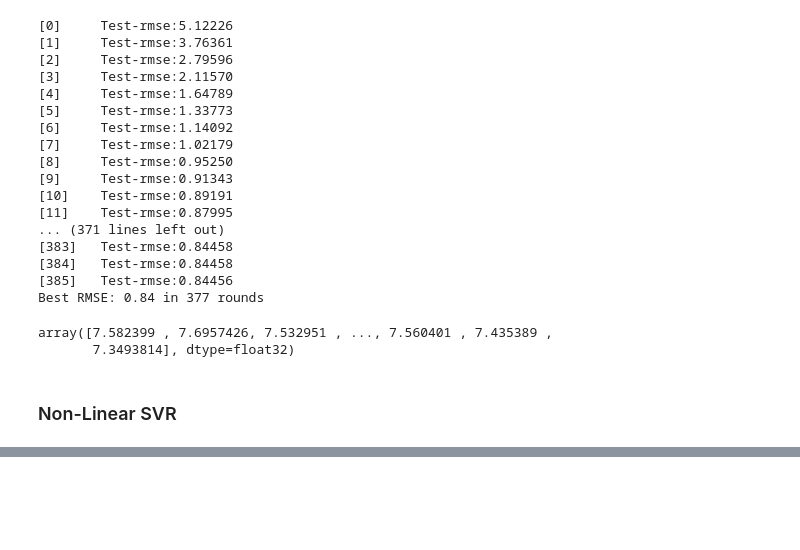
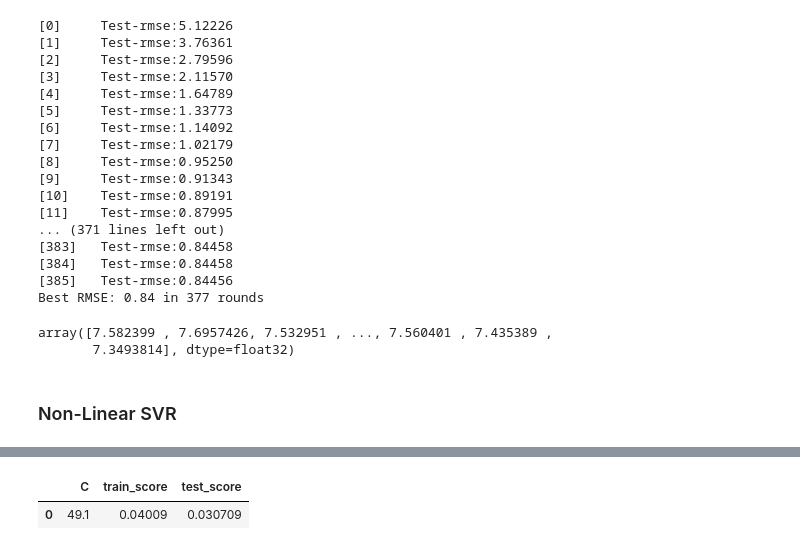
Before and after one commit to JonasSchroeder/Kaggel-Tabular-Playground-Series-2021, a Jupyter notebook: Feb 2021/Kaggle TPS 2021 - February.ipynb, the cells around one changed output, grey strips where cells are left out. Drawn from its saved outputs; the diff is of its cells as text; code cells hidden in the pictures; blank space fills up the shorter version.

```diff
--- a/Feb 2021/Kaggle TPS 2021 - February.ipynb
+++ b/Feb 2021/Kaggle TPS 2021 - February.ipynb
@@ -3569,0 +3685,5 @@ svr_reg.score(X_train, y_train)
+# %%
+scores
+# %% [output]
+|  | C | train_score | test_score |
+| 0 | 49.1 | 0.04009 | 0.030709 |
```
Also changed, not shown: parts of 7 cells of this notebook, 1 other file.
